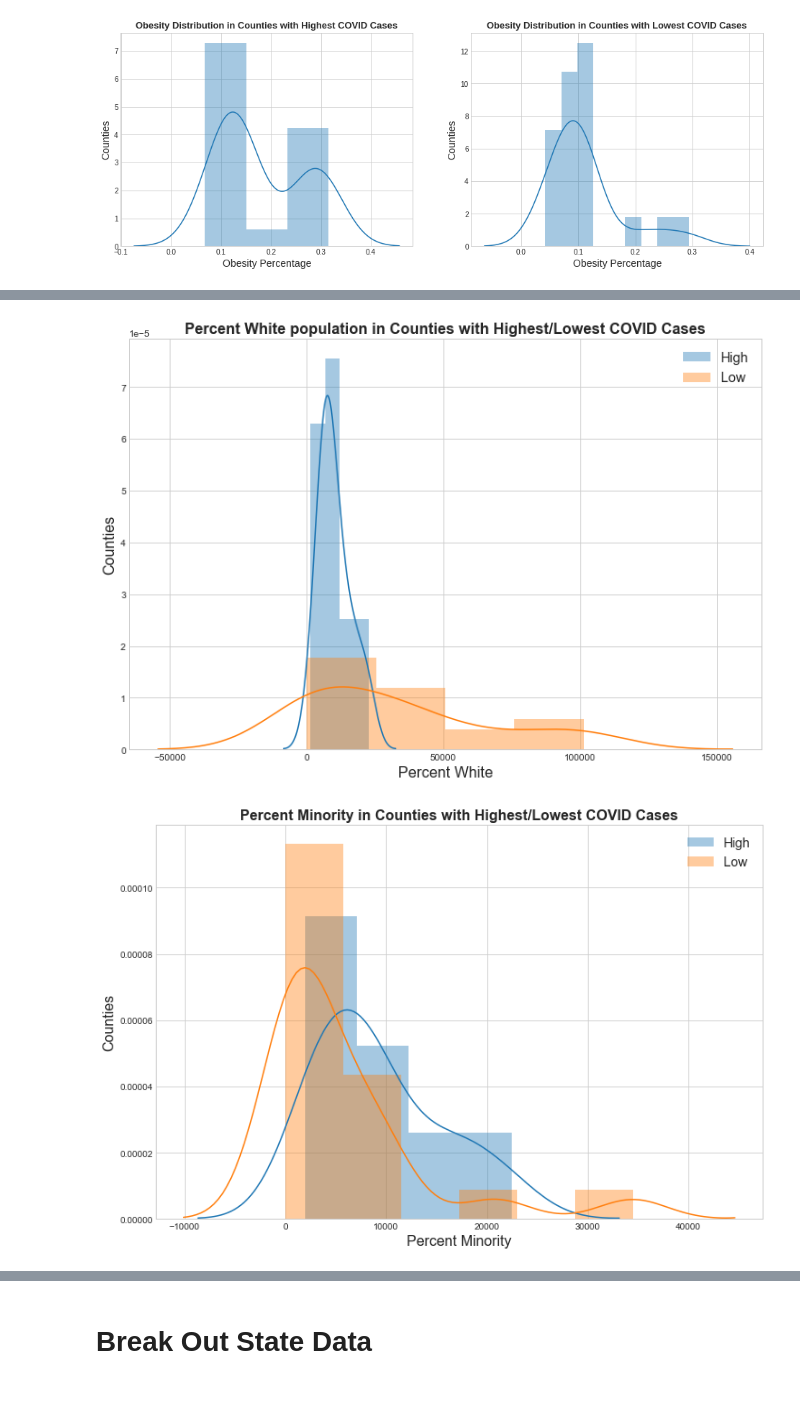
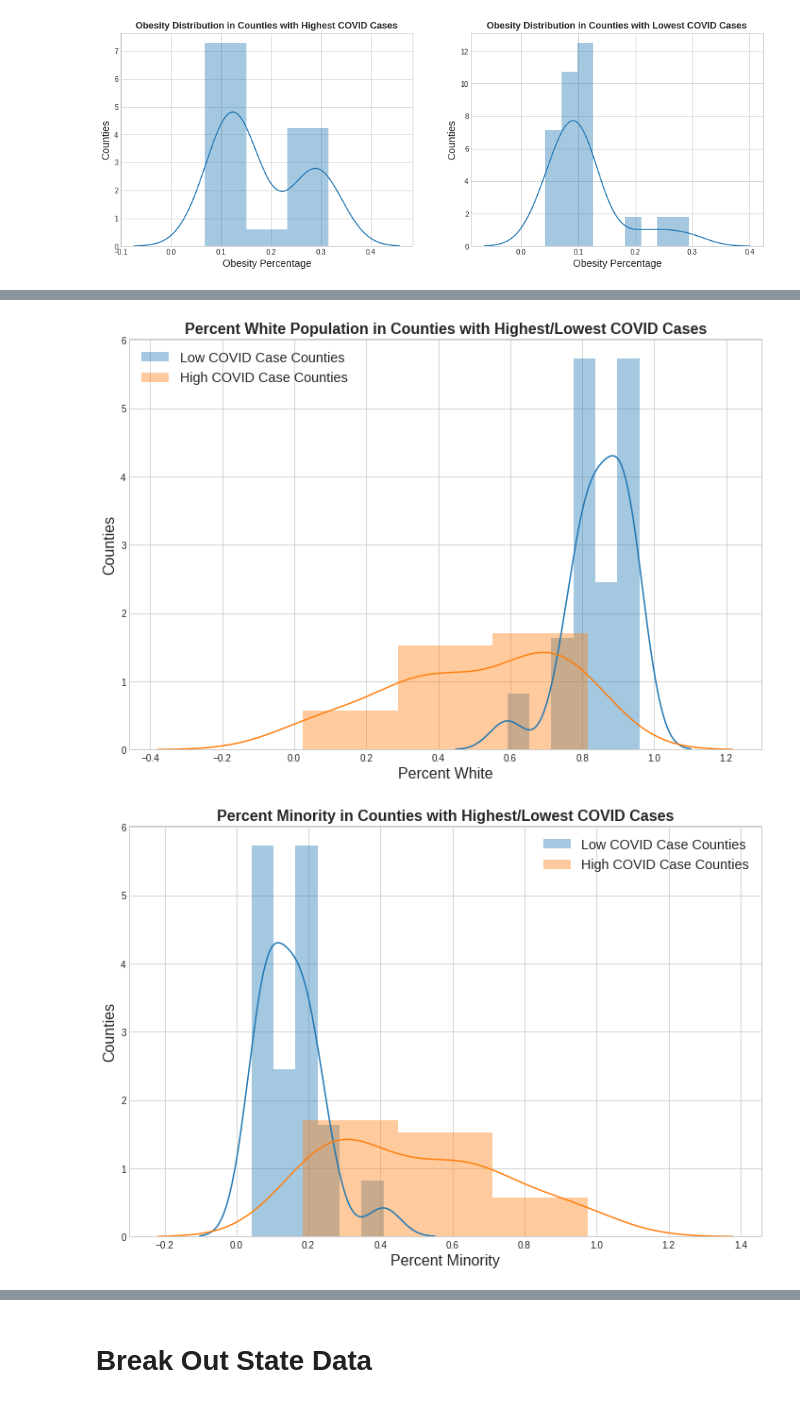
Before and after one commit to cxclark/covid19-analysis, a Jupyter notebook: code/04_eda_preprocessing_5_states.ipynb, the cells around one changed output, grey strips where cells are left out. Saved outputs shown, nothing was run; the diff lists cells and outputs as text; code cells hidden in the pictures.

Commit message:
updated plots

```diff
--- a/code/04_eda_preprocessing_5_states.ipynb
+++ b/code/04_eda_preprocessing_5_states.ipynb
@@ -526,26 +554,26 @@ plt.legend(fontsize='x-large');
 # %%
 plt.figure(figsize=(12,8))
-plt.title('Percent White population in Counties with Highest/Lowest COVID Cases', fontdict={'fontsize':16, 'fontweight':'bold'})
+plt.title('Percent White Population in Counties with Highest/Lowest COVID Cases', fontdict={'fontsize':16, 'fontweight':'bold'})
 
-sns.distplot(top_10_per[top_10_per['race_pop_white_alone'] < 30000]['race_pop_white_alone'], label='High')
-sns.distplot(low_10_per['race_pop_white_alone'], label='Low')
+sns.distplot(low_20_per['percent_race_pop_white_alone'], label='Low COVID Case Counties')
+sns.distplot(top_20_per['percent_race_pop_white_alone'], label='High COVID Case Counties')
 
 plt.xlabel('Percent White', fontsize=16)
 plt.ylabel('Counties', fontsize=16)
 plt.legend(fontsize='x-large');
 # %% [output]
-[figure, old version]
+[figure, new version]
 # %%
 plt.figure(figsize=(12,8))
 plt.title('Percent Minority in Counties with Highest/Lowest COVID Cases', fontdict={'fontsize':16, 'fontweight':'bold'})
 
-sns.distplot(top_10_per[top_10_per['race_pop_minority']<30_000]['race_pop_minority'], label='High')
-sns.distplot(low_10_per['race_pop_minority'], label='Low')
+sns.distplot(low_20_per['percent_race_pop_minority'], label='Low COVID Case Counties')
+sns.distplot(top_20_per['percent_race_pop_minority'], label='High COVID Case Counties')
 
 plt.xlabel('Percent Minority', fontsize=16)
 plt.ylabel('Counties', fontsize=16)
 plt.legend(fontsize='x-large');
 # %% [output]
-[figure, old version]
+[figure, new version]
 # %%
 plt.figure(figsize=(12,8))
```
Also changed, not shown: parts of 19 cells of this notebook.
